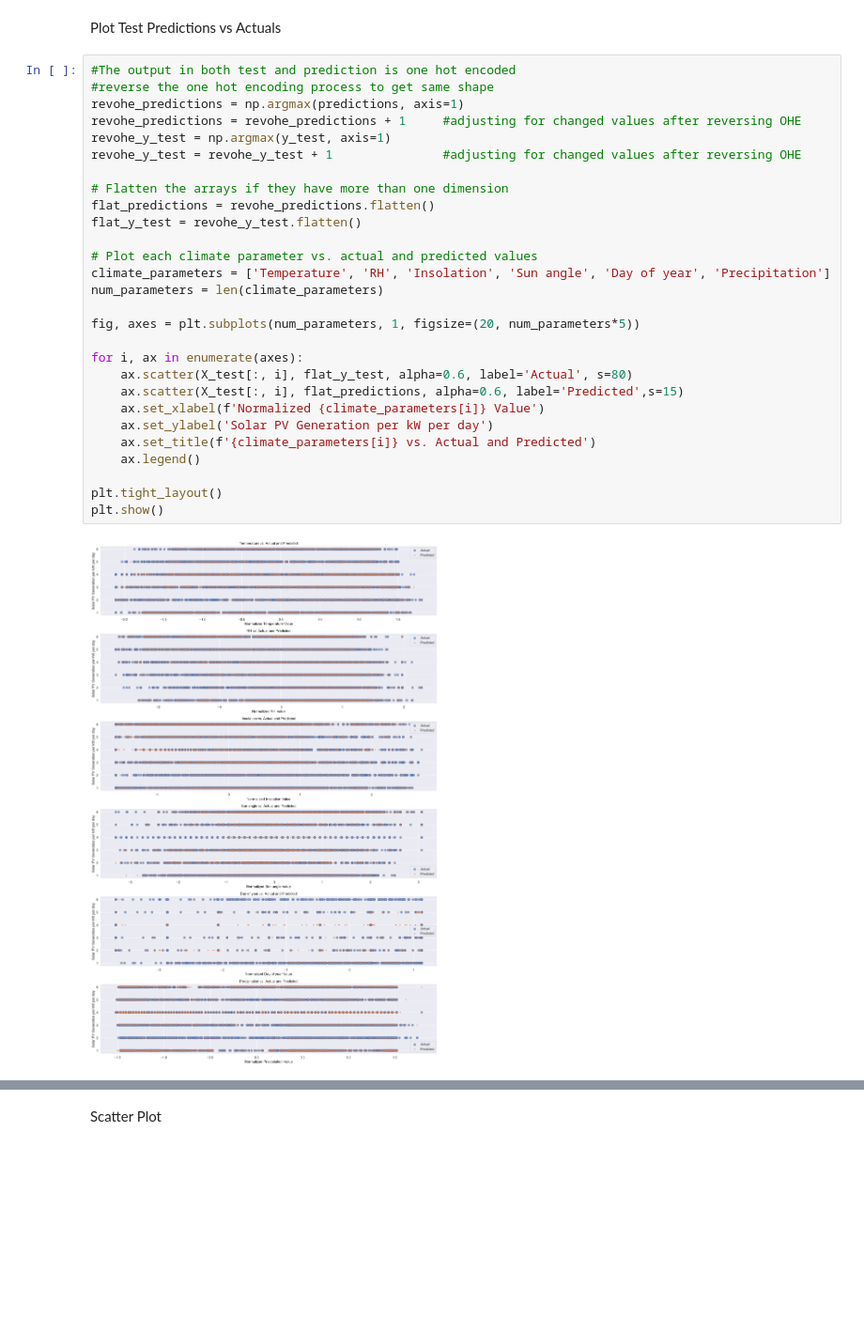
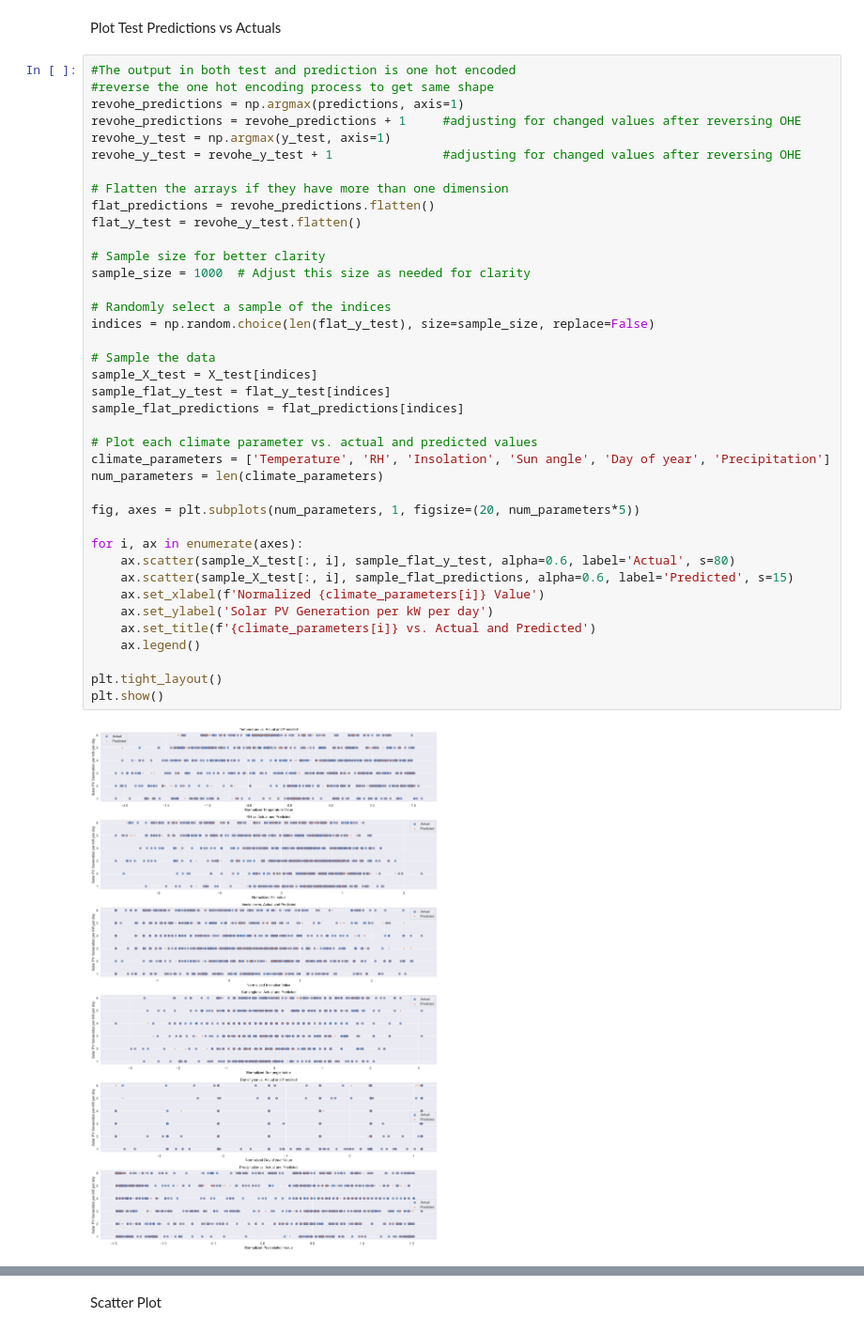
Before and after one commit to sahancodes/solargen, a Jupyter notebook: solar_gen.ipynb, the cells around one changed output, grey strips where cells are left out. Shown at 94% size. Saved outputs shown, nothing was run; the diff lists cells and outputs as text; blank space fills up the shorter version.

```diff
--- a/solar_gen.ipynb
+++ b/solar_gen.ipynb
@@ -784,30 +794,41 @@ Plot Test Predictions vs Actuals
 # %%
 #The output in both test and prediction is one hot encoded
 #reverse the one hot encoding process to get same shape
 revohe_predictions = np.argmax(predictions, axis=1)
 revohe_predictions = revohe_predictions + 1     #adjusting for changed values after reversing OHE
 revohe_y_test = np.argmax(y_test, axis=1)
 revohe_y_test = revohe_y_test + 1               #adjusting for changed values after reversing OHE
 
 # Flatten the arrays if they have more than one dimension
 flat_predictions = revohe_predictions.flatten()
 flat_y_test = revohe_y_test.flatten()
 
+# Sample size for better clarity
+sample_size = 1000  # Adjust this size as needed for clarity
+
+# Randomly select a sample of the indices
+indices = np.random.choice(len(flat_y_test), size=sample_size, replace=False)
+
+# Sample the data
+sample_X_test = X_test[indices]
+sample_flat_y_test = flat_y_test[indices]
+sample_flat_predictions = flat_predictions[indices]
+
 # Plot each climate parameter vs. actual and predicted values
 climate_parameters = ['Temperature', 'RH', 'Insolation', 'Sun angle', 'Day of year', 'Precipitation']
 num_parameters = len(climate_parameters)
 
 fig, axes = plt.subplots(num_parameters, 1, figsize=(20, num_parameters*5))
 
 for i, ax in enumerate(axes):
-    ax.scatter(X_test[:, i], flat_y_test, alpha=0.6, label='Actual', s=80)
-    ax.scatter(X_test[:, i], flat_predictions, alpha=0.6, label='Predicted',s=15)
+    ax.scatter(sample_X_test[:, i], sample_flat_y_test, alpha=0.6, label='Actual', s=80)
+    ax.scatter(sample_X_test[:, i], sample_flat_predictions, alpha=0.6, label='Predicted', s=15)
     ax.set_xlabel(f'Normalized {climate_parameters[i]} Value')
     ax.set_ylabel('Solar PV Generation per kW per day')
     ax.set_title(f'{climate_parameters[i]} vs. Actual and Predicted')
     ax.legend()
 
 plt.tight_layout()
 plt.show()
 # %% [output]
-[figure, old version]
+[figure, new version]
```
Also changed, not shown: parts of 17 cells of this notebook.
